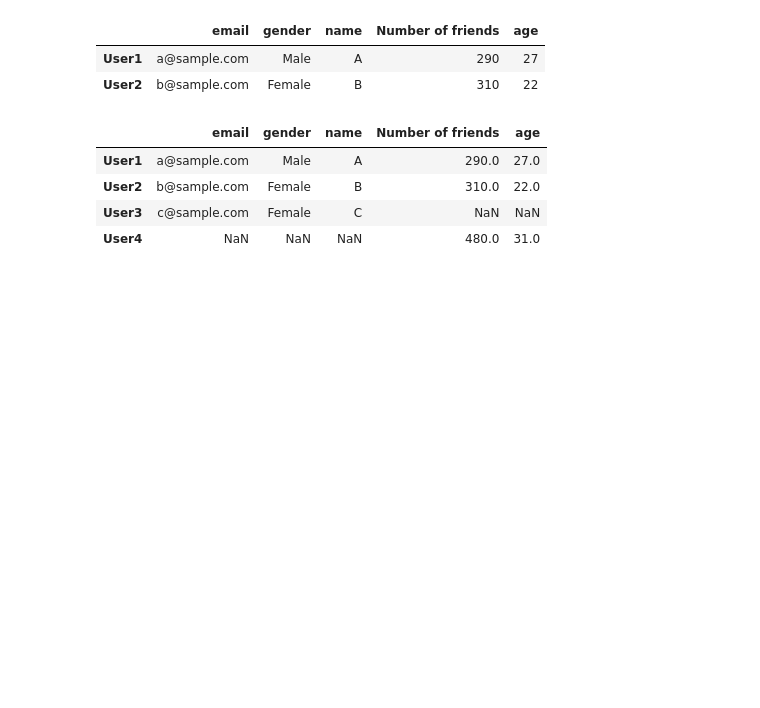
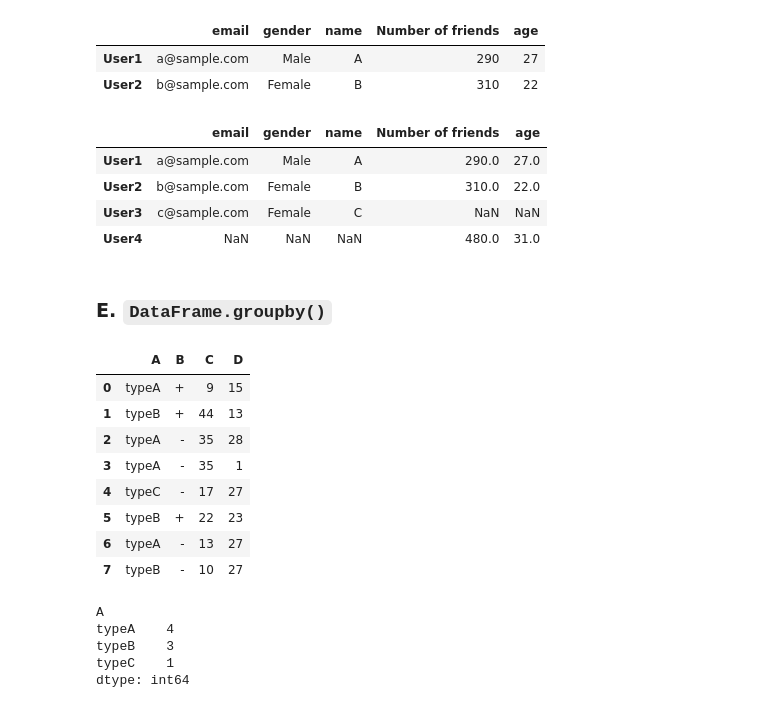
Before and after one commit to SeiyaKobayashi/PythonReview, a Jupyter notebook: pandas_Basics.ipynb, the cells around one changed output. Saved outputs shown, nothing was run; the diff lists cells and outputs as text; code cells hidden in the pictures; blank space fills up the shorter version.

```diff
--- a/pandas_Basics.ipynb
+++ b/pandas_Basics.ipynb
@@ -364,3 +365,5 @@ df_5.join(df_6, how='outer')
 | User2 | b@sample.com | Female | B | 310.0 | 22.0 |
 | User3 | c@sample.com | Female | C | NaN | NaN |
 | User4 | NaN | NaN | NaN | 480.0 | 31.0 |
+# %% [markdown]
+### E. `DataFrame.groupby()`
@@ -366,0 +375,12 @@ df_5.join(df_6, how='outer')
+# %%
+df_7
+# %% [output]
+|  | A | B | C | D |
+| 0 | typeA | + | 9 | 15 |
+| 1 | typeB | + | 44 | 13 |
+| 2 | typeA | - | 35 | 28 |
+| 3 | typeA | - | 35 | 1 |
+| 4 | typeC | - | 17 | 27 |
+| 5 | typeB | + | 22 | 23 |
+| 6 | typeA | - | 13 | 27 |
+| 7 | typeB | - | 10 | 27 |
@@ -366,0 +389,8 @@ df_5.join(df_6, how='outer')
+# %%
+groups_1.size()
+# %% [output]
+A
+typeA    4
+typeB    3
+typeC    1
+dtype: int64
```
Also changed, not shown: parts of 25 cells of this notebook.
